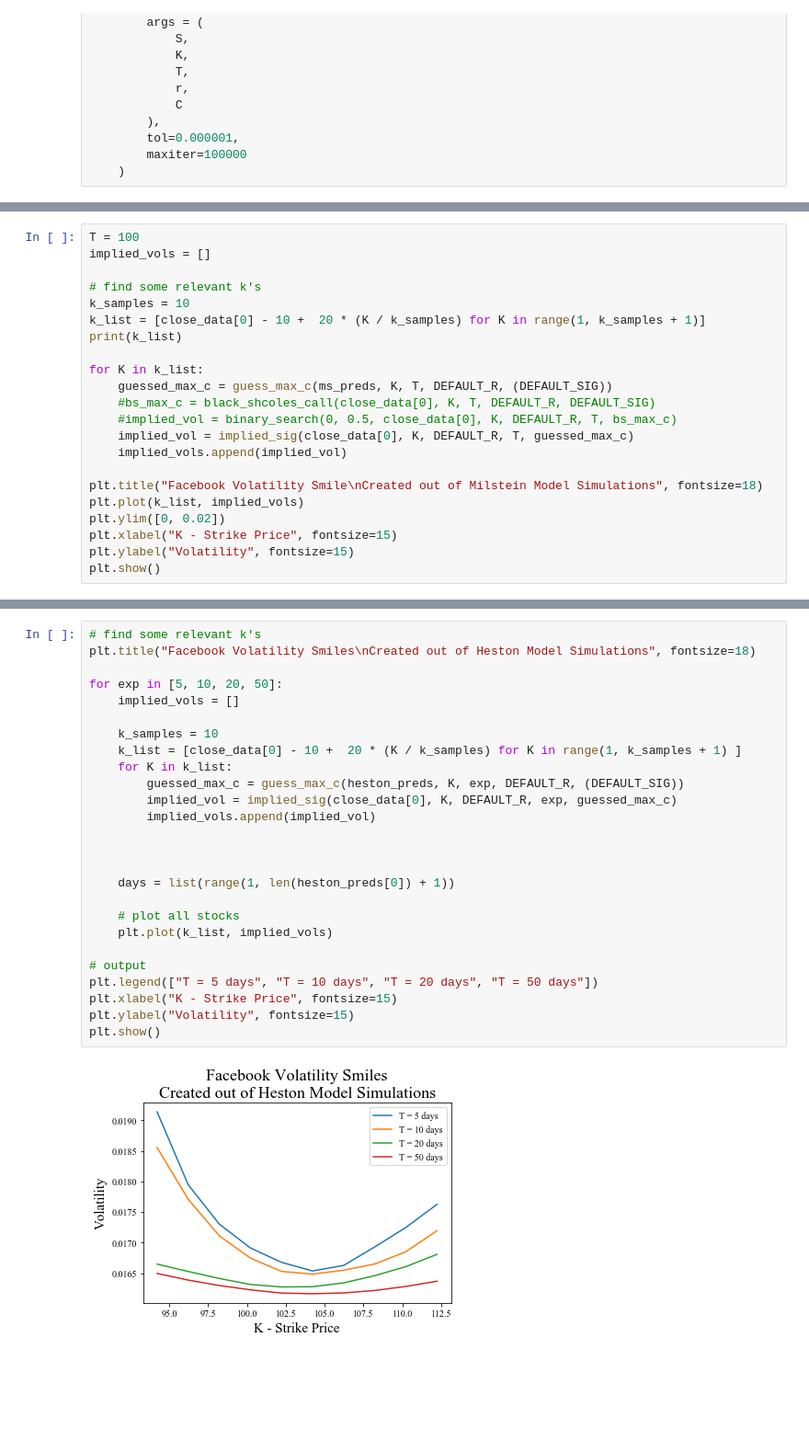
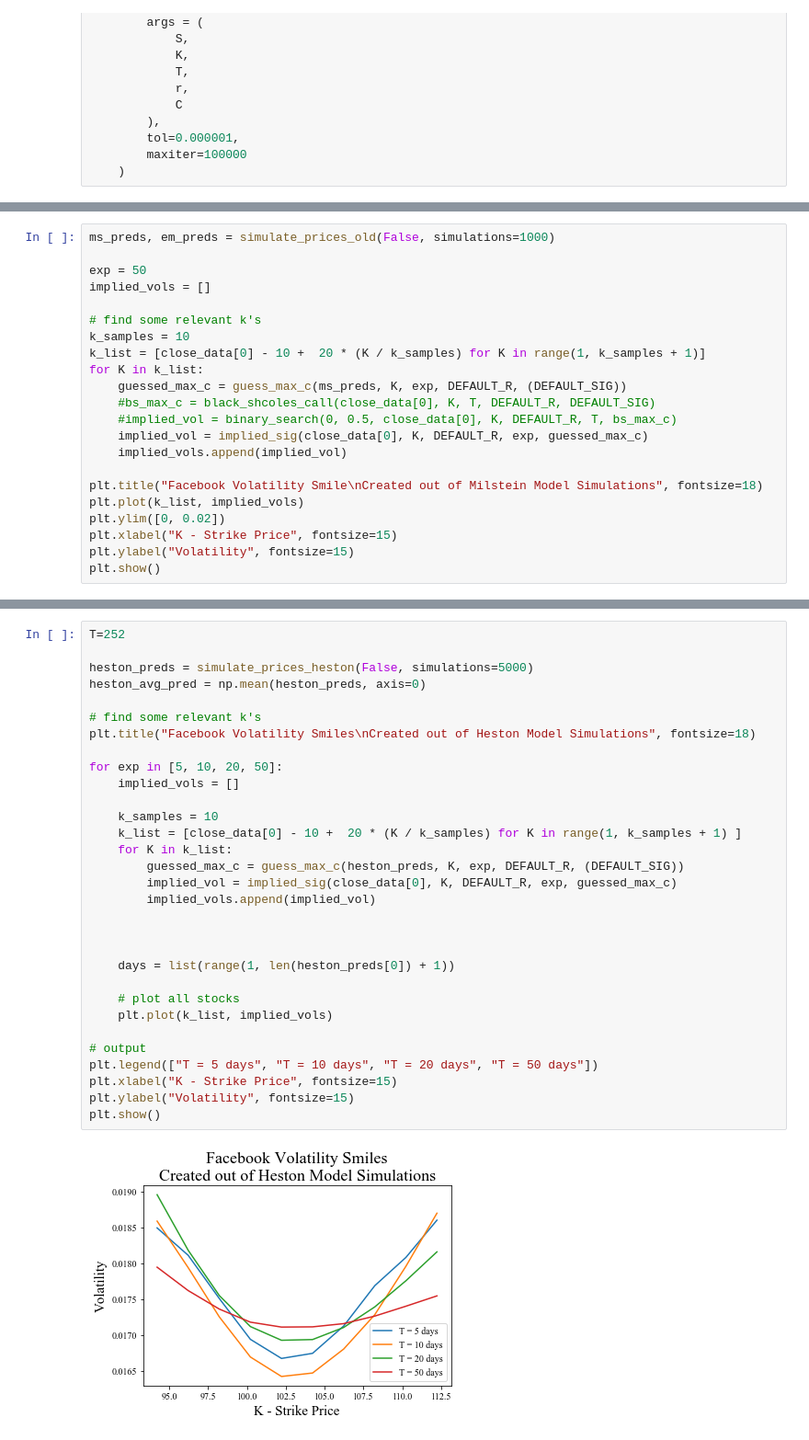
Before and after one commit to Royz2123/Heston-Model, a Jupyter notebook: Expansion - Heston Model.ipynb, the cells around one changed output, grey strips where cells are left out. Shown: that part at 92% size. Drawn from its saved outputs; the diff is of its cells as text; blank space fills up the shorter version.

```diff
--- a/Expansion - Heston Model.ipynb
+++ b/Expansion - Heston Model.ipynb
@@ -385,17 +386,17 @@ def implied_sig(S, K, r, T, C):
 # %%
-T = 100
+ms_preds, em_preds = simulate_prices_old(False, simulations=1000)
+
+exp = 50
 implied_vols = []
 
 # find some relevant k's
 k_samples = 10
 k_list = [close_data[0] - 10 +  20 * (K / k_samples) for K in range(1, k_samples + 1)]
-print(k_list)
-
 for K in k_list:
-    guessed_max_c = guess_max_c(ms_preds, K, T, DEFAULT_R, (DEFAULT_SIG))
+    guessed_max_c = guess_max_c(ms_preds, K, exp, DEFAULT_R, (DEFAULT_SIG))
     #bs_max_c = black_shcoles_call(close_data[0], K, T, DEFAULT_R, DEFAULT_SIG)
     #implied_vol = binary_search(0, 0.5, close_data[0], K, DEFAULT_R, T, bs_max_c)
-    implied_vol = implied_sig(close_data[0], K, DEFAULT_R, T, guessed_max_c)
+    implied_vol = implied_sig(close_data[0], K, DEFAULT_R, exp, guessed_max_c)
     implied_vols.append(implied_vol)
 
 plt.title("Facebook Volatility Smile\nCreated out of Milstein Model Simulations", fontsize=18)
@@ -415,28 +412,33 @@ heston_avg_pred = np.mean(heston_preds, axis=0)
 # %%
+T=252
+
+heston_preds = simulate_prices_heston(False, simulations=5000)
+heston_avg_pred = np.mean(heston_preds, axis=0)
+
 # find some relevant k's
 plt.title("Facebook Volatility Smiles\nCreated out of Heston Model Simulations", fontsize=18)
 
 for exp in [5, 10, 20, 50]:
     implied_vols = []
 
     k_samples = 10
     k_list = [close_data[0] - 10 +  20 * (K / k_samples) for K in range(1, k_samples + 1) ]
     for K in k_list:
         guessed_max_c = guess_max_c(heston_preds, K, exp, DEFAULT_R, (DEFAULT_SIG))
         implied_vol = implied_sig(close_data[0], K, DEFAULT_R, exp, guessed_max_c)
         implied_vols.append(implied_vol)
 
 
 
     days = list(range(1, len(heston_preds[0]) + 1))
 
     # plot all stocks
     plt.plot(k_list, implied_vols)
 
 # output
 plt.legend(["T = 5 days", "T = 10 days", "T = 20 days", "T = 50 days"])
 plt.xlabel("K - Strike Price", fontsize=15)
 plt.ylabel("Volatility", fontsize=15)
 plt.show()
 # %% [output]
-[figure, old version]
+[figure, new version]
```
Also changed, not shown: parts of 13 cells of this notebook, 2 other files.
